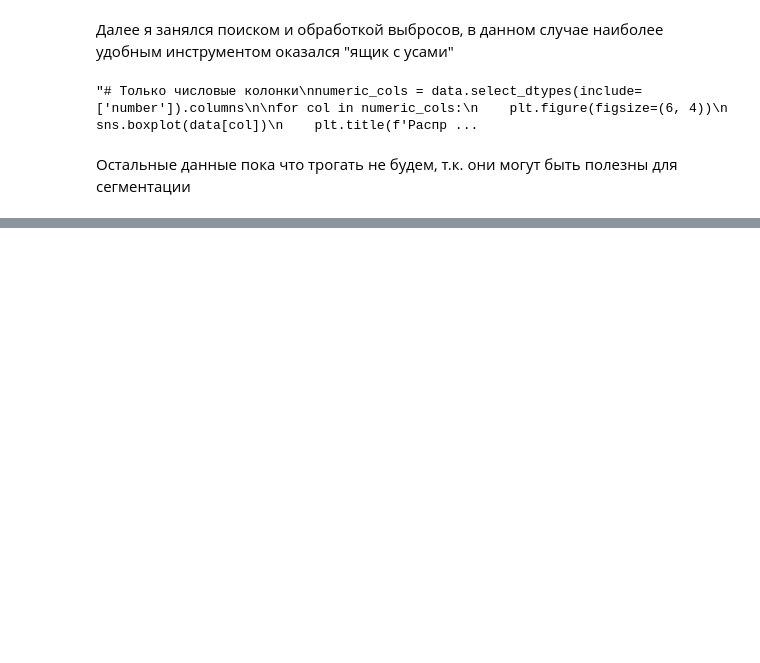
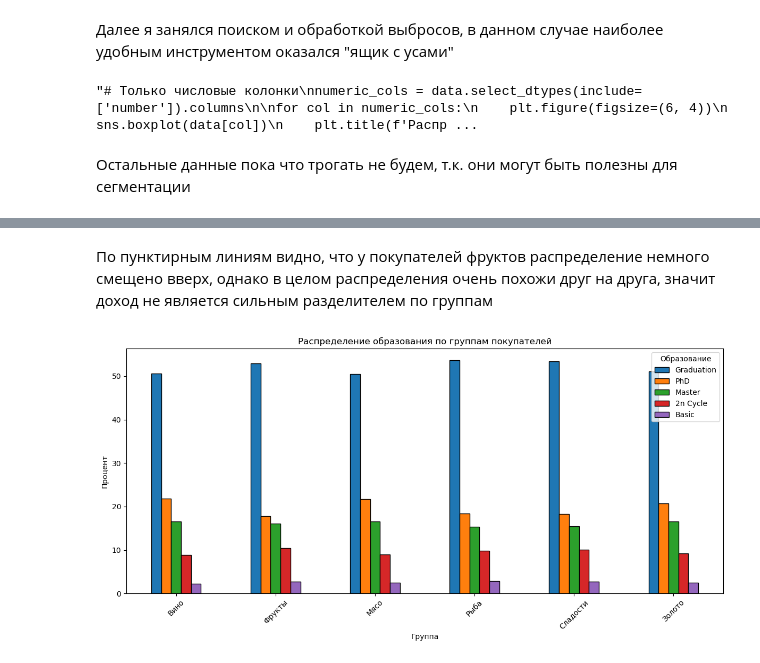
Before and after one commit to dissectingDreams/customer_personality_analysis, a Jupyter notebook: main.ipynb, the cells around one changed output, grey strips where cells are left out. Saved outputs shown, nothing was run; the diff lists cells and outputs as text; code cells hidden in the pictures; blank space fills up the shorter version.

```diff
--- a/main.ipynb
+++ b/main.ipynb
@@ -198,0 +278,33 @@ comparison_table
+# %% [markdown]
+По пунктирным линиям видно, что у покупателей фруктов распределение немного смещено вверх, однако в целом распределения очень похожи друг на друга, значит доход не является сильным разделителем по группам
+# %%
+# Создаём сводную таблицу: образование по каждой группе (в процентах)
+products = {
+    'wine_buyer': 'Вино',
+    'fruits_buyer': 'Фрукты',
+    'meat_buyer': 'Мясо',
+    'fish_buyer': 'Рыба',
+    'sweet_buyer': 'Сладости',
+    'gold_buyer': 'Золото'
+}
+
+edu_summary = {}
+
+for col, label in products.items():
+    # Процент Graduation среди покупателей
+    edu_summary[label] = data[data[col] == True]['Education'].value_counts(normalize=True) * 100
+
+# Объединяем в один DataFrame
+edu_df = pd.DataFrame(edu_summary).fillna(0)
+
+# Визуализация
+edu_df.T.plot(kind='bar', figsize=(12, 6), edgecolor='black')
+plt.title('Распределение образования по группам покупателей')
+plt.ylabel('Процент')
+plt.xlabel('Группа')
+plt.xticks(rotation=45)
+plt.legend(title='Образование')
+plt.tight_layout()
+plt.show()
+# %% [output]
+[figure, added]
```
Also changed, not shown: parts of 7 cells of this notebook.
